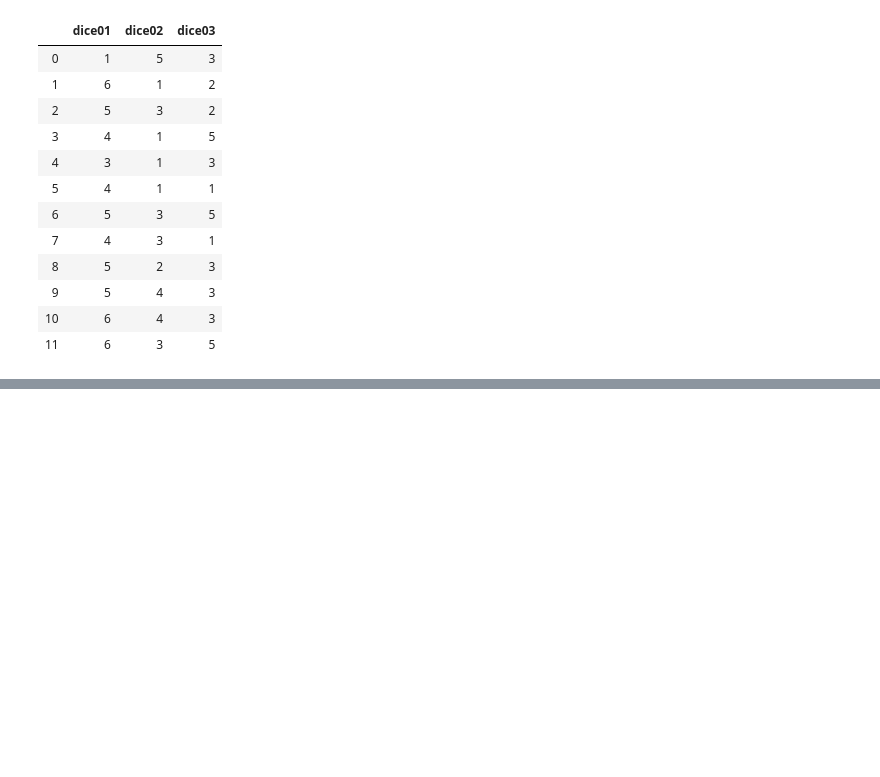
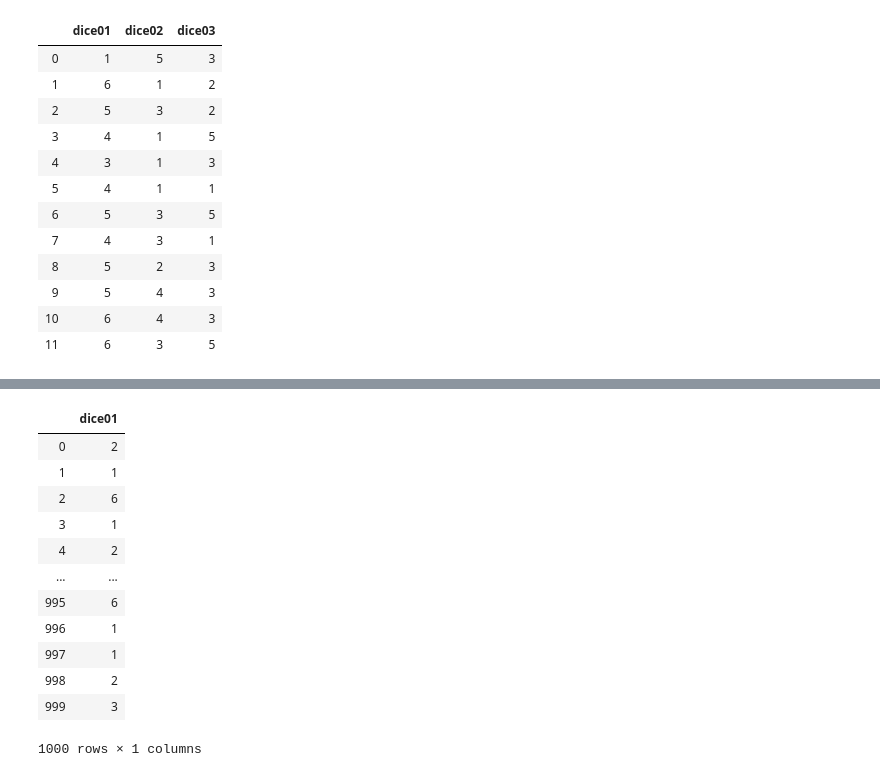
Before and after one commit to CentralEden/mlStudy, a Jupyter notebook: anaconda_tutorial.ipynb, the cells around one changed output, grey strips where cells are left out. Cells and saved outputs as stored; diff of their text form; code cells hidden in the pictures; blank space fills up the shorter version.

```diff
--- a/anaconda_tutorial.ipynb
+++ b/anaconda_tutorial.ipynb
@@ -446,0 +524,16 @@ diceDF01.append(diceDF02,ignore_index=True)
+# %%
+diceDF1000[['dice01']]
+# %% [output]
+|  | dice01 |
+| 0 | 2 |
+| 1 | 1 |
+| 2 | 6 |
+| 3 | 1 |
+| 4 | 2 |
+| ... | ... |
+| 995 | 6 |
+| 996 | 1 |
+| 997 | 1 |
+| 998 | 2 |
+| 999 | 3 |
+1000 rows × 1 columns
```
Also changed, not shown: parts of 10 cells of this notebook.
